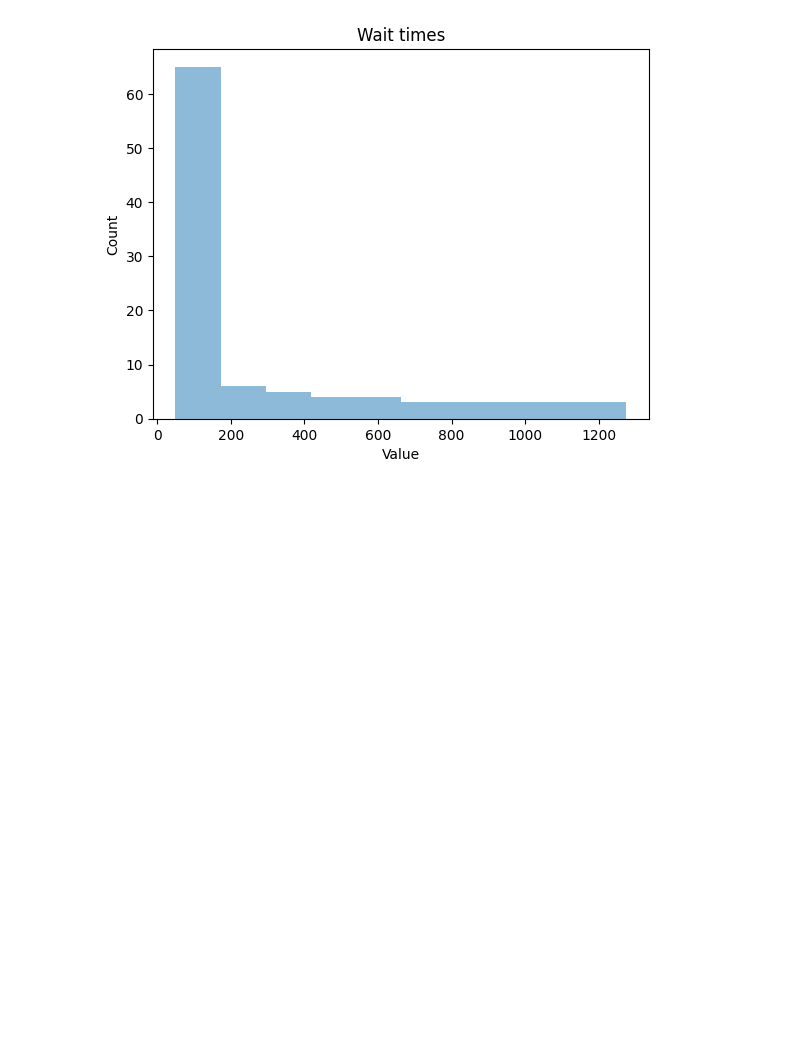
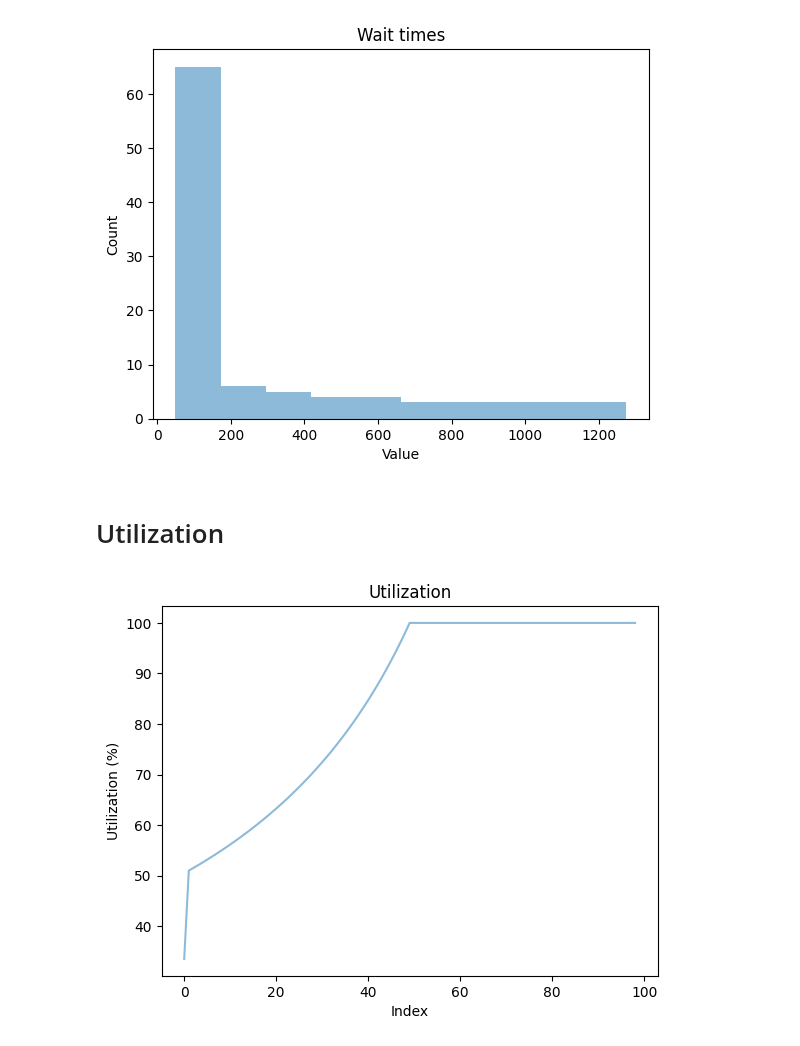
Before and after one commit to gitaroktato/queue-model-in-python, a Jupyter notebook: interesting-experiments.ipynb, the cells around one changed output. Saved outputs shown, nothing was run; the diff lists cells and outputs as text; code cells hidden in the pictures; blank space fills up the shorter version.

```diff
--- a/interesting-experiments.ipynb
+++ b/interesting-experiments.ipynb
@@ -84,3 +84,13 @@ plt.show()
 # %% [output]
 [figure]
 [figure]
+# %% [markdown]
+# Utilization
+# %%
+plt.title("Utilization")
+plt.xlabel("Index")
+plt.ylabel("Utilization (%)")
+plt.plot(queue.utilization * 100, alpha=0.5)
+plt.show()
+# %% [output]
+[figure, added]
```
Also changed, not shown: parts of 5 cells of this notebook, 4 other files.
